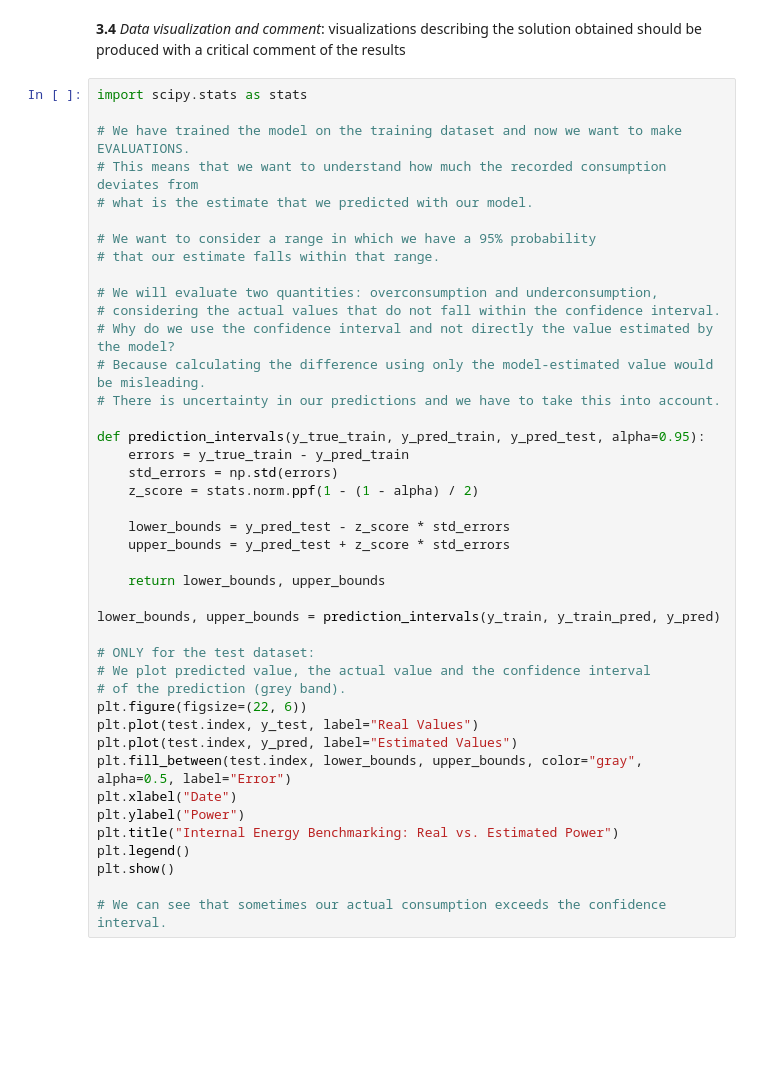
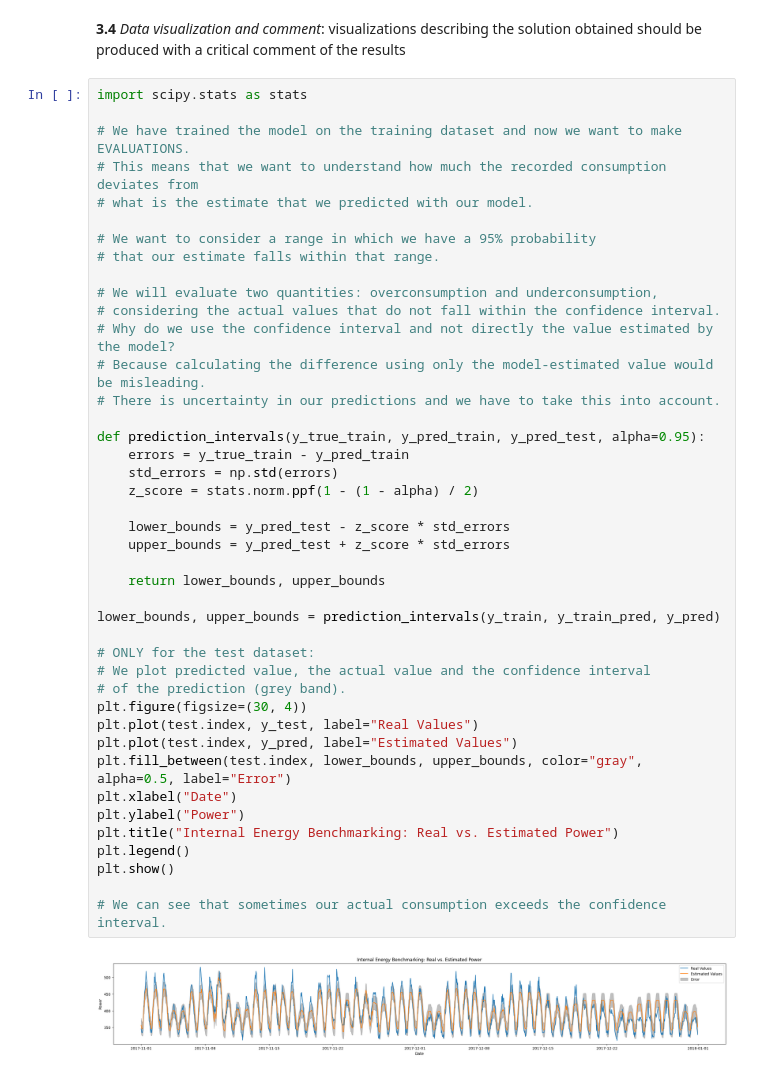
Before and after one commit to lucaparimbelli-ABB/data-science-and-ai-for-industrial-systems, a Jupyter notebook: exam.ipynb, the cells around one changed output. Saved outputs shown, nothing was run; the diff lists cells and outputs as text; blank space fills up the shorter version.

```diff
--- a/exam.ipynb
+++ b/exam.ipynb
@@ -1013,34 +1020,36 @@ import scipy.stats as stats
 # considering the actual values that do not fall within the confidence interval.
 # Why do we use the confidence interval and not directly the value estimated by the model?
 # Because calculating the difference using only the model-estimated value would be misleading.
 # There is uncertainty in our predictions and we have to take this into account.
 
 def prediction_intervals(y_true_train, y_pred_train, y_pred_test, alpha=0.95):
     errors = y_true_train - y_pred_train
     std_errors = np.std(errors)
     z_score = stats.norm.ppf(1 - (1 - alpha) / 2)
 
     lower_bounds = y_pred_test - z_score * std_errors
     upper_bounds = y_pred_test + z_score * std_errors
 
     return lower_bounds, upper_bounds
 
 lower_bounds, upper_bounds = prediction_intervals(y_train, y_train_pred, y_pred)
 
 # ONLY for the test dataset:
 # We plot predicted value, the actual value and the confidence interval
 # of the prediction (grey band).
-plt.figure(figsize=(22, 6))
+plt.figure(figsize=(30, 4))
 plt.plot(test.index, y_test, label="Real Values")
 plt.plot(test.index, y_pred, label="Estimated Values")
 plt.fill_between(test.index, lower_bounds, upper_bounds, color="gray", alpha=0.5, label="Error")
 plt.xlabel("Date")
 plt.ylabel("Power")
 plt.title("Internal Energy Benchmarking: Real vs. Estimated Power")
 plt.legend()
 plt.show()
 
 # We can see that sometimes our actual consumption exceeds the confidence interval.
+# %% [output]
+[figure, added]
 # %%
 # Let's evaluate the underconsumption and the overconsumption
 # with respect to the estimated values (benchmarking) that our
```
Also changed, not shown: parts of 9 cells of this notebook, 1 other file.
